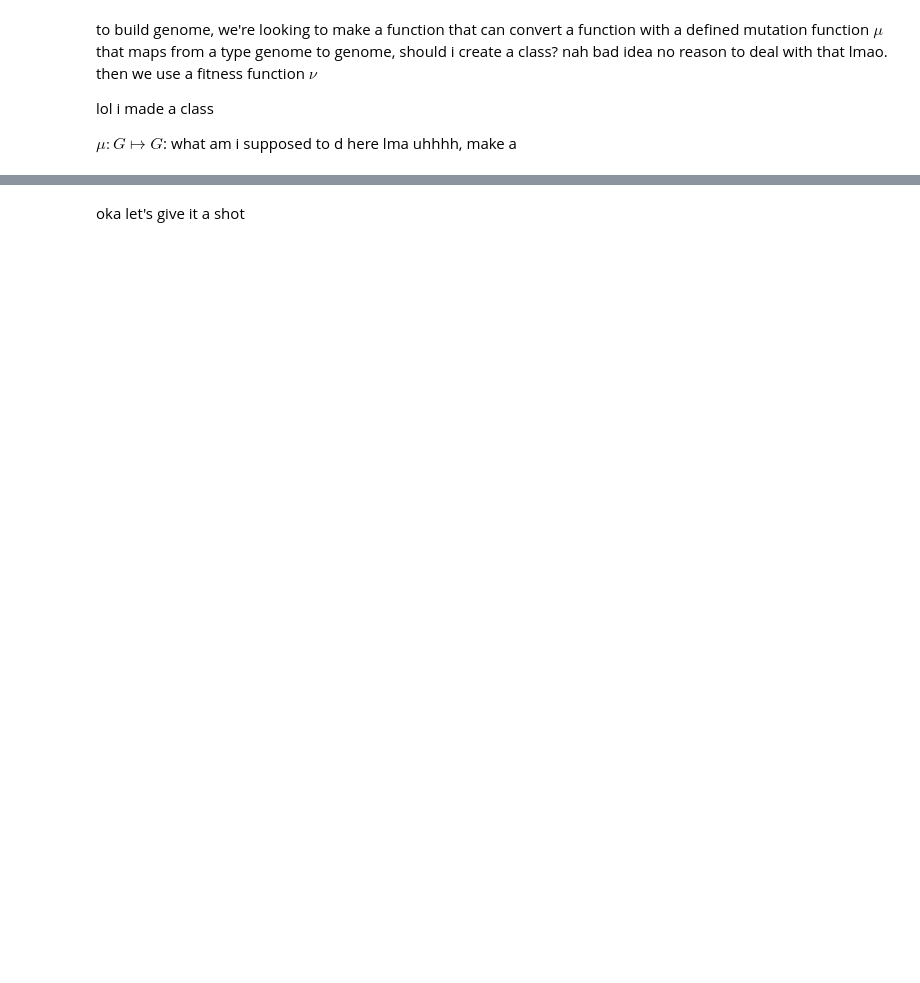
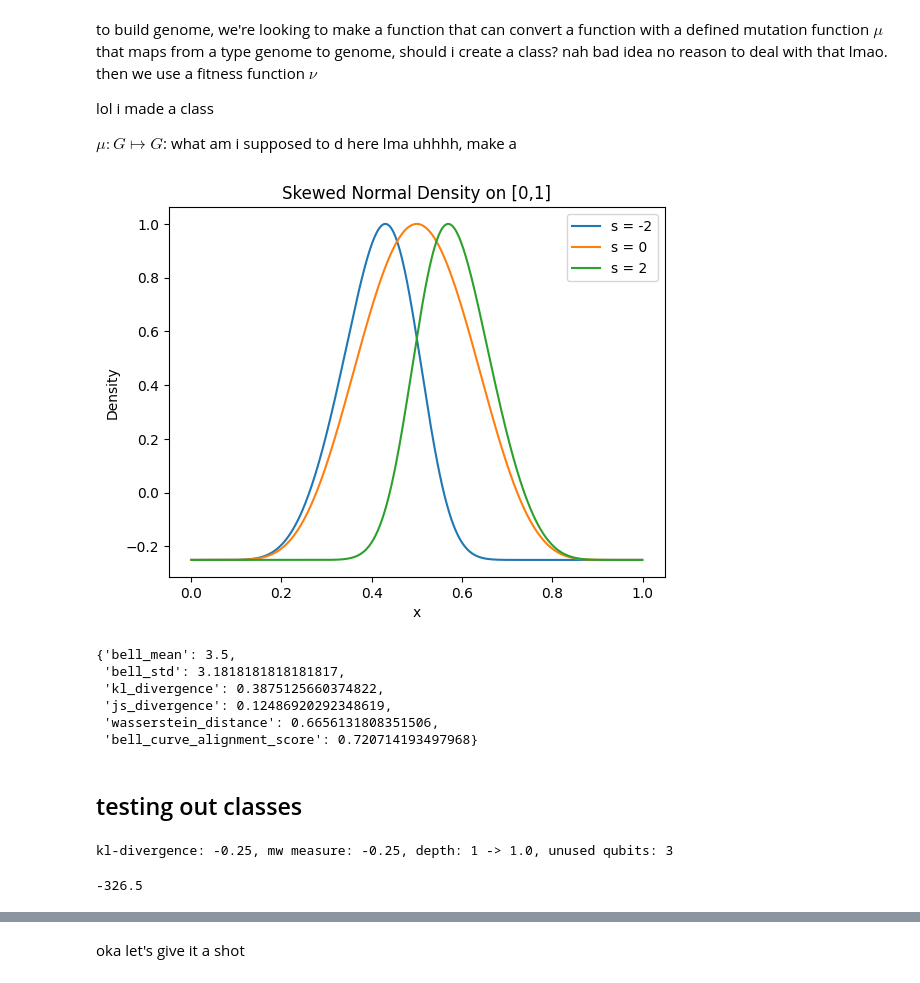
Before and after one commit to AamindMandragora/QCE25, a Jupyter notebook: ansatze_ga.ipynb, the cells around one changed output, grey strips where cells are left out. Drawn from its saved outputs; the diff is of its cells as text; code cells hidden in the pictures; blank space fills up the shorter version.

```diff
--- a/ansatze_ga.ipynb
+++ b/ansatze_ga.ipynb
@@ -78,0 +257,12 @@ def kl_divergence(p_ansatz, p_haar):
+# %%
+import matplotlib.pyplot as plt
+xs = np.linspace(0.001, 0.999, 400)
+for s in [-2, 0, 2]:
+    plt.plot(xs, normalized_skewed(xs, s, sigma=0.5), label=f's = {s}')
+plt.xlabel('x')
+plt.ylabel('Density')
+plt.title('Skewed Normal Density on [0,1]')
+plt.legend()
+plt.show()
+# %% [output]
+[figure, added]
@@ -79,3 +284,13 @@ def kl_divergence(p_ansatz, p_haar):
+# %%
+type(results[0].final_state_vector)
+compute_bell_curve_proximity(results[0].final_state_vector)
+# %% [output]
+{'bell_mean': 3.5,
+ 'bell_std': 3.1818181818181817,
+ 'kl_divergence': 0.3875125660374822,
+ 'js_divergence': 0.12486920292348619,
+ 'wasserstein_distance': 0.6656131808351506,
+ 'bell_curve_alignment_score': 0.720714193497968}
 # %%
 class Gate:
     def __init__(self, gate, qubits, parameter):
@@ -198,11 +447,17 @@ class Gene:
 
     def __copy__(self):
         return Gene([g.__copy__() for g in self.gates], self.n, self.p)
+# %% [markdown]
+## testing out classes
 # %%
 test = Gene([
     Gate(0, (0,), 0),
     Gate(0, (1,), 0),
     Gate(0, (2,), 0)
 ], 3)
+test.evaluate(o=True)
+# %% [output]
+kl-divergence: -0.25, mw measure: -0.25, depth: 1 -> 1.0, unused qubits: 3
+-326.5
 # %%
 test.to_circuit()
```
Also changed, not shown: parts of 35 cells of this notebook.
